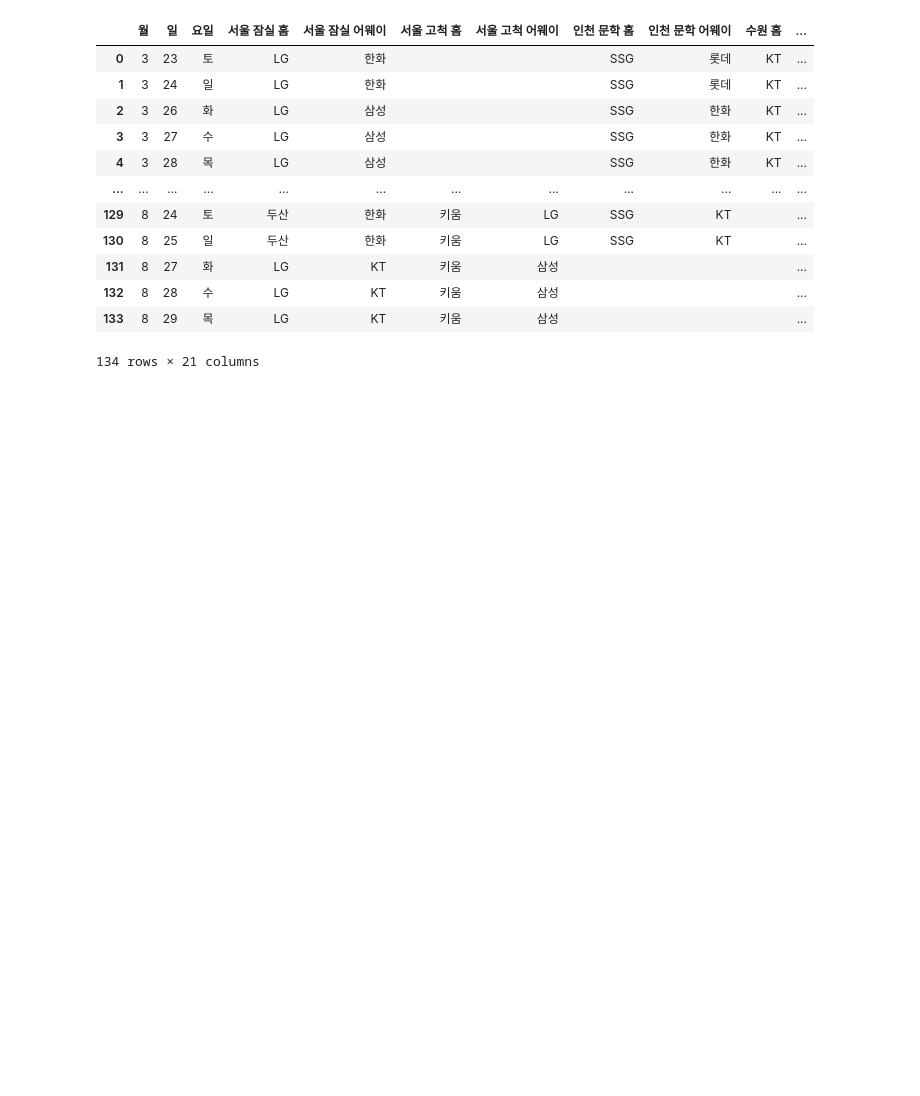
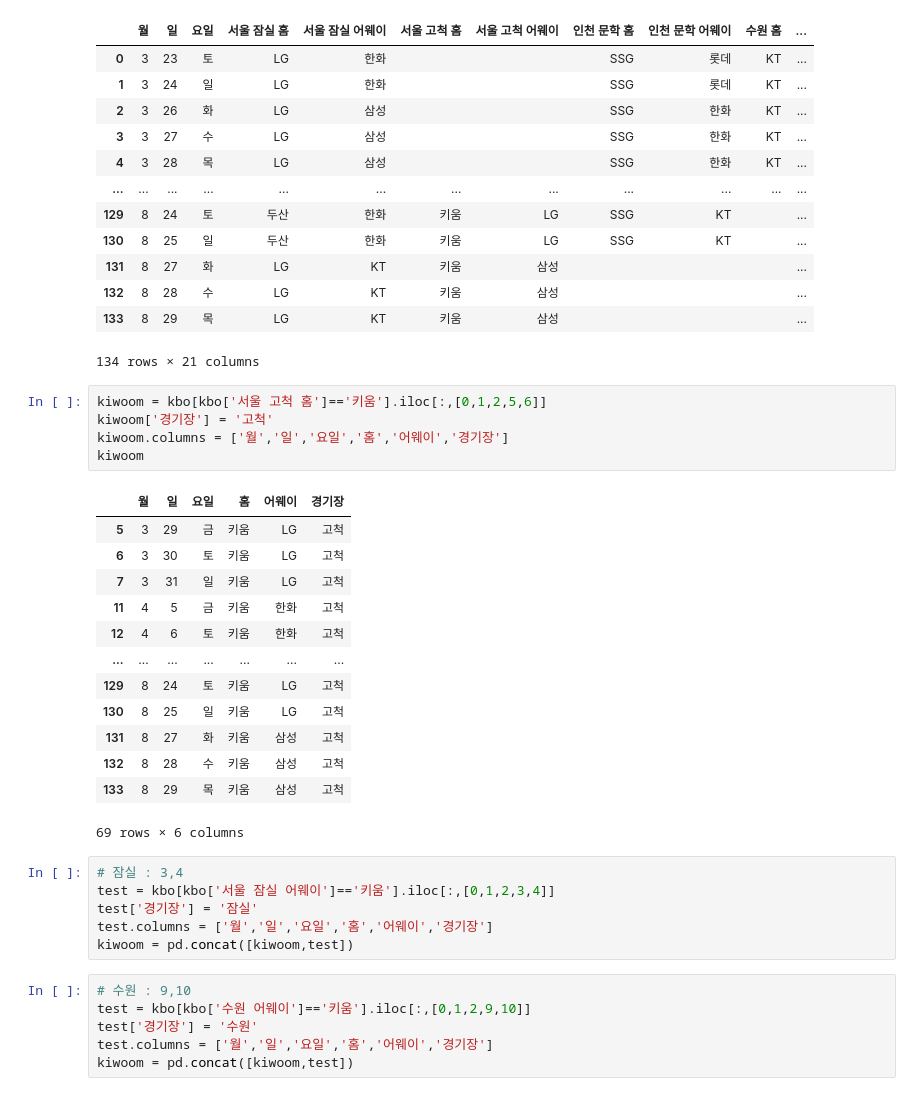
Before and after one commit to PythonProjectGroup02/KBC, a Jupyter notebook: Python/2024kbo_schedule.ipynb, the cells around one changed output. Cells and saved outputs as stored; diff of their text form; blank space fills up the shorter version.

```diff
--- a/Python/2024kbo_schedule.ipynb
+++ b/Python/2024kbo_schedule.ipynb
@@ -160,3 +176,34 @@ kbo
 | 132 | 8 | 28 | 수 | LG | KT | 키움 | 삼성 |  |  |  | ... |
 | 133 | 8 | 29 | 목 | LG | KT | 키움 | 삼성 |  |  |  | ... |
 134 rows × 21 columns
+# %%
+kiwoom = kbo[kbo['서울 고척 홈']=='키움'].iloc[:,[0,1,2,5,6]]
+kiwoom['경기장'] = '고척'
+kiwoom.columns = ['월','일','요일','홈','어웨이','경기장']
+kiwoom
+# %% [output]
+|  | 월 | 일 | 요일 | 홈 | 어웨이 | 경기장 |
+| 5 | 3 | 29 | 금 | 키움 | LG | 고척 |
+| 6 | 3 | 30 | 토 | 키움 | LG | 고척 |
+| 7 | 3 | 31 | 일 | 키움 | LG | 고척 |
+| 11 | 4 | 5 | 금 | 키움 | 한화 | 고척 |
+| 12 | 4 | 6 | 토 | 키움 | 한화 | 고척 |
+| ... | ... | ... | ... | ... | ... | ... |
+| 129 | 8 | 24 | 토 | 키움 | LG | 고척 |
+| 130 | 8 | 25 | 일 | 키움 | LG | 고척 |
+| 131 | 8 | 27 | 화 | 키움 | 삼성 | 고척 |
+| 132 | 8 | 28 | 수 | 키움 | 삼성 | 고척 |
+| 133 | 8 | 29 | 목 | 키움 | 삼성 | 고척 |
+69 rows × 6 columns
+# %%
+# 잠실 : 3,4
+test = kbo[kbo['서울 잠실 어웨이']=='키움'].iloc[:,[0,1,2,3,4]]
+test['경기장'] = '잠실'
+test.columns = ['월','일','요일','홈','어웨이','경기장']
+kiwoom = pd.concat([kiwoom,test])
+# %%
+# 수원 : 9,10
+test = kbo[kbo['수원 어웨이']=='키움'].iloc[:,[0,1,2,9,10]]
+test['경기장'] = '수원'
+test.columns = ['월','일','요일','홈','어웨이','경기장']
+kiwoom = pd.concat([kiwoom,test])
```
Also changed, not shown: parts of 14 cells of this notebook, 1 other file.
